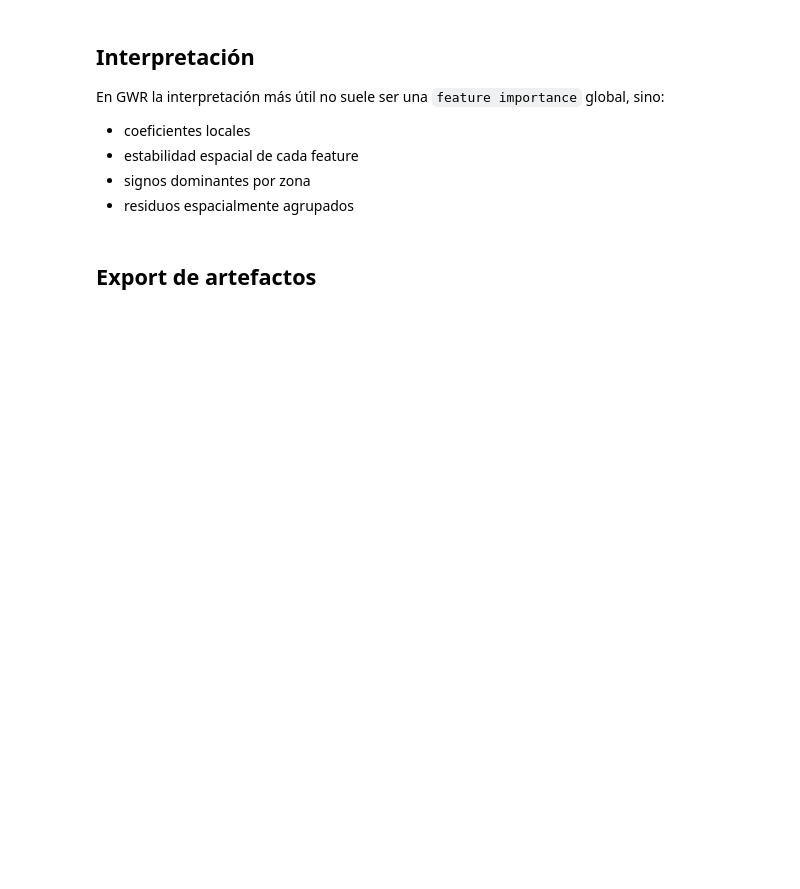
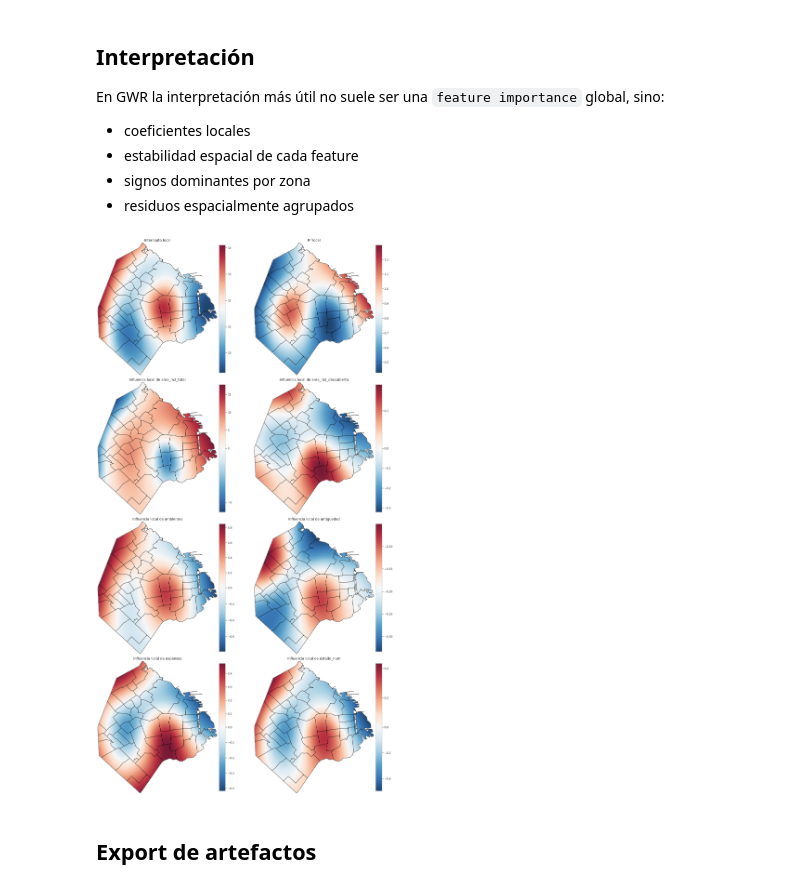
Before and after one commit to santieliges/caba-property-opportunities, a Jupyter notebook: notebooks/10_lgwr.ipynb, the cells around one changed output. Saved outputs shown, nothing was run; the diff lists cells and outputs as text; code cells hidden in the pictures; blank space fills up the shorter version.

```diff
--- a/notebooks/10_lgwr.ipynb
+++ b/notebooks/10_lgwr.ipynb
@@ -103,3 +182,15 @@ En GWR la interpretación más útil no suele ser una `feature importance` globa
+# %%
+barrios = gpd.read_file(barrios_path)
+barrios = barrios.to_crs(gdf_train.crs)
+surfaces = model.plot_gwr_surfaces(
+    gdf=gdf_train,
+    feature_names= feature_cols,
+    barrios = barrios.to_crs(gdf_train.crs),
+    grid_size=300,
+    return_surfaces=True
+)
+# %% [output]
+[figure, added]
 # %% [markdown]
 ## Export de artefactos
 # %%
```
Also changed, not shown: parts of 12 cells of this notebook, 48 other files.
